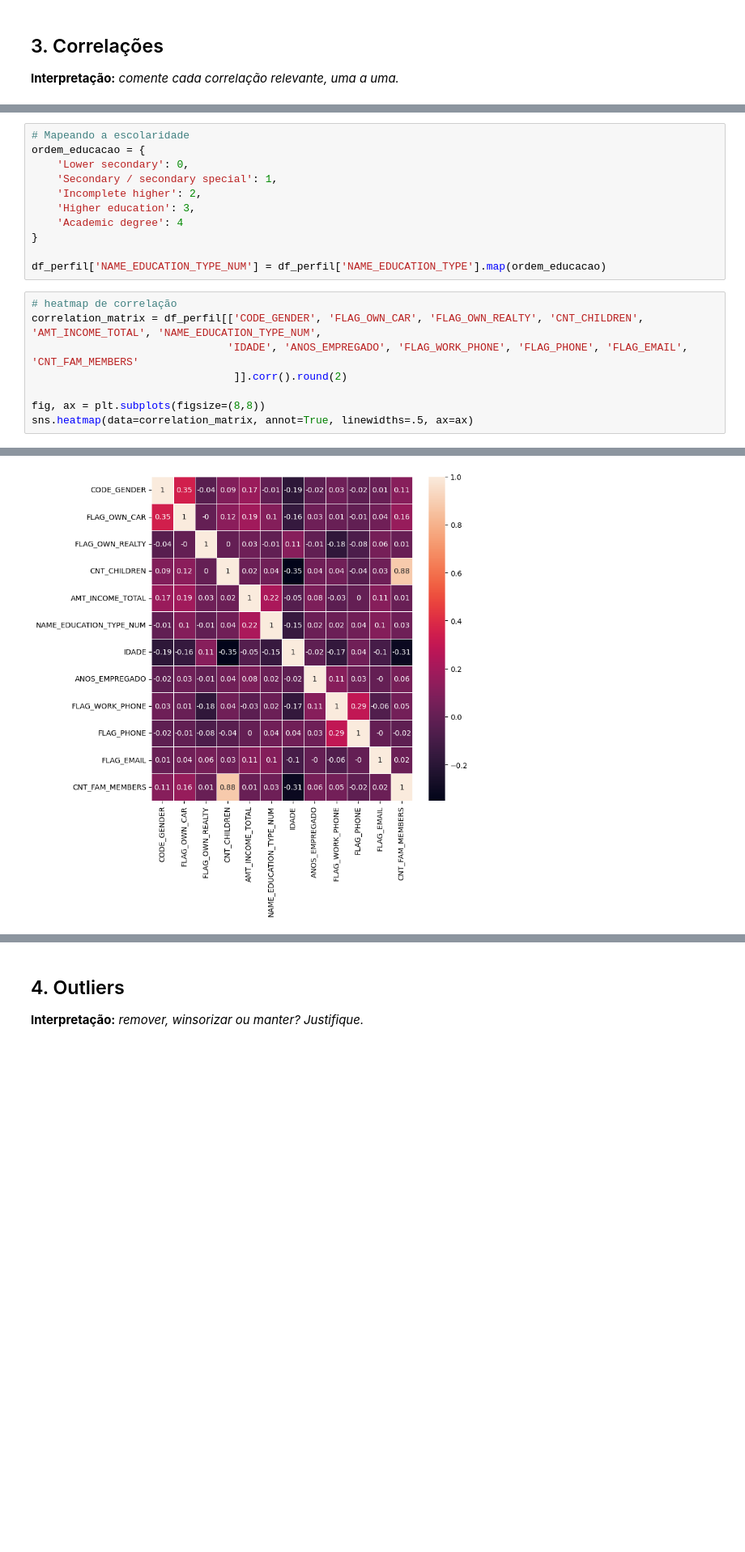
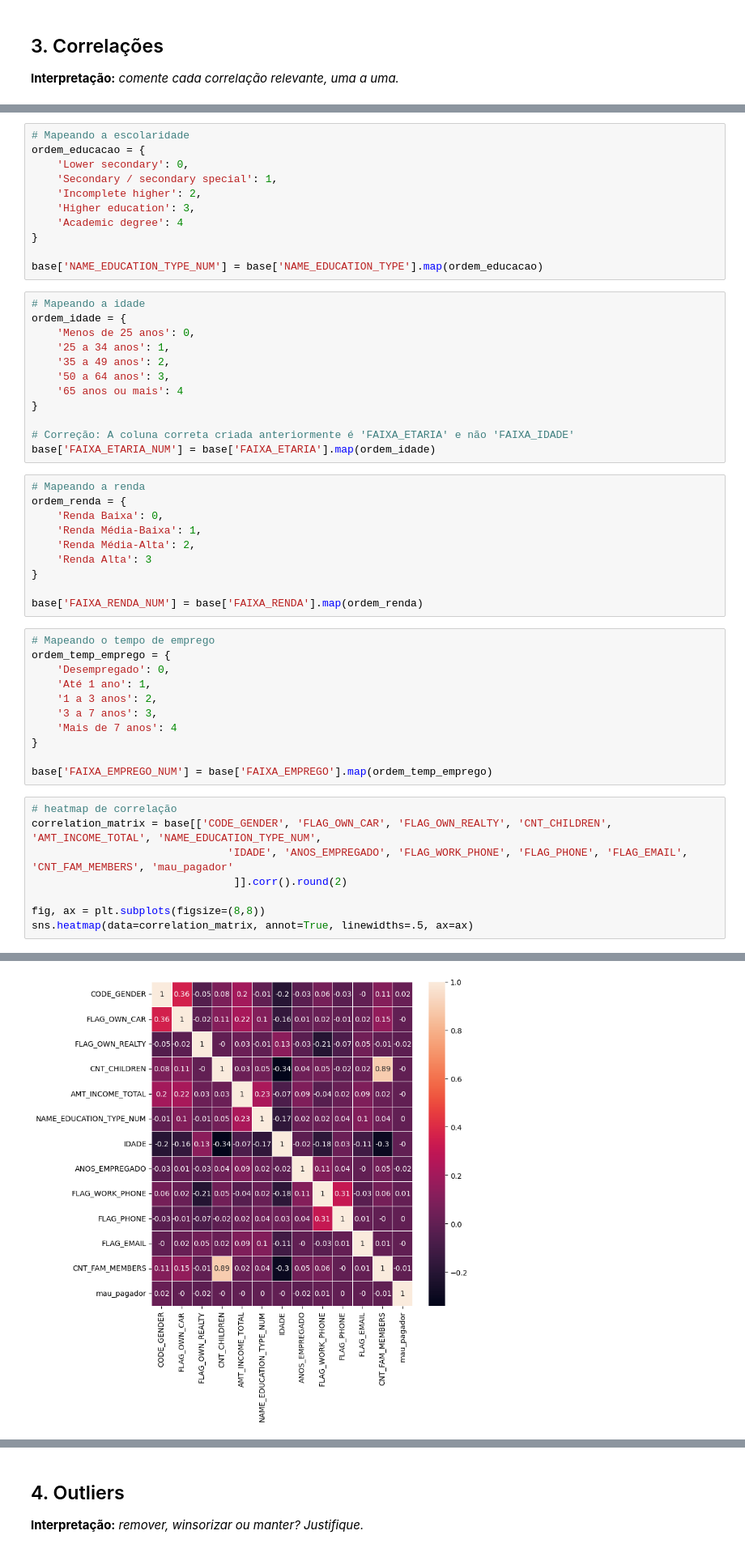
Before and after one commit to camilavbr/Tech_Challenge_Fase2_rm377839, a Jupyter notebook: notebooks/01_eda.ipynb, the cells around one changed output, grey strips where cells are left out. Shown at 81% size. Saved outputs shown, nothing was run; the diff lists cells and outputs as text; blank space fills up the shorter version.

```diff
--- a/notebooks/01_eda.ipynb
+++ b/notebooks/01_eda.ipynb
@@ -465,15 +536,48 @@ ordem_educacao = {
     'Academic degree': 4
 }
 
-df_perfil['NAME_EDUCATION_TYPE_NUM'] = df_perfil['NAME_EDUCATION_TYPE'].map(ordem_educacao)
+base['NAME_EDUCATION_TYPE_NUM'] = base['NAME_EDUCATION_TYPE'].map(ordem_educacao)
+# %%
+# Mapeando a idade
+ordem_idade = {
+    'Menos de 25 anos': 0,
+    '25 a 34 anos': 1,
+    '35 a 49 anos': 2,
+    '50 a 64 anos': 3,
+    '65 anos ou mais': 4
+}
+
+# Correção: A coluna correta criada anteriormente é 'FAIXA_ETARIA' e não 'FAIXA_IDADE'
+base['FAIXA_ETARIA_NUM'] = base['FAIXA_ETARIA'].map(ordem_idade)
+# %%
+# Mapeando a renda
+ordem_renda = {
+    'Renda Baixa': 0,
+    'Renda Média-Baixa': 1,
+    'Renda Média-Alta': 2,
+    'Renda Alta': 3
+}
+
+base['FAIXA_RENDA_NUM'] = base['FAIXA_RENDA'].map(ordem_renda)
+# %%
+# Mapeando o tempo de emprego
+ordem_temp_emprego = {
+    'Desempregado': 0,
+    'Até 1 ano': 1,
+    '1 a 3 anos': 2,
+    '3 a 7 anos': 3,
+    'Mais de 7 anos': 4
+}
+
+base['FAIXA_EMPREGO_NUM'] = base['FAIXA_EMPREGO'].map(ordem_temp_emprego)
 # %%
 # heatmap de correlação
-correlation_matrix = df_perfil[['CODE_GENDER', 'FLAG_OWN_CAR', 'FLAG_OWN_REALTY', 'CNT_CHILDREN', 'AMT_INCOME_TOTAL', 'NAME_EDUCATION_TYPE_NUM',
-                               'IDADE', 'ANOS_EMPREGADO', 'FLAG_WORK_PHONE', 'FLAG_PHONE', 'FLAG_EMAIL', 'CNT_FAM_MEMBERS'
+correlation_matrix = base[['CODE_GENDER', 'FLAG_OWN_CAR', 'FLAG_OWN_REALTY', 'CNT_CHILDREN', 'AMT_INCOME_TOTAL', 'NAME_EDUCATION_TYPE_NUM',
+                               'IDADE', 'ANOS_EMPREGADO', 'FLAG_WORK_PHONE', 'FLAG_PHONE', 'FLAG_EMAIL', 'CNT_FAM_MEMBERS', 'mau_pagador'
                                 ]].corr().round(2)
 
 fig, ax = plt.subplots(figsize=(8,8))
 sns.heatmap(data=correlation_matrix, annot=True, linewidths=.5, ax=ax)
 # %% [output]
 <Axes: >
-[figure, old version]
+[figure, new version]
```
Also changed, not shown: parts of 29 cells of this notebook.
